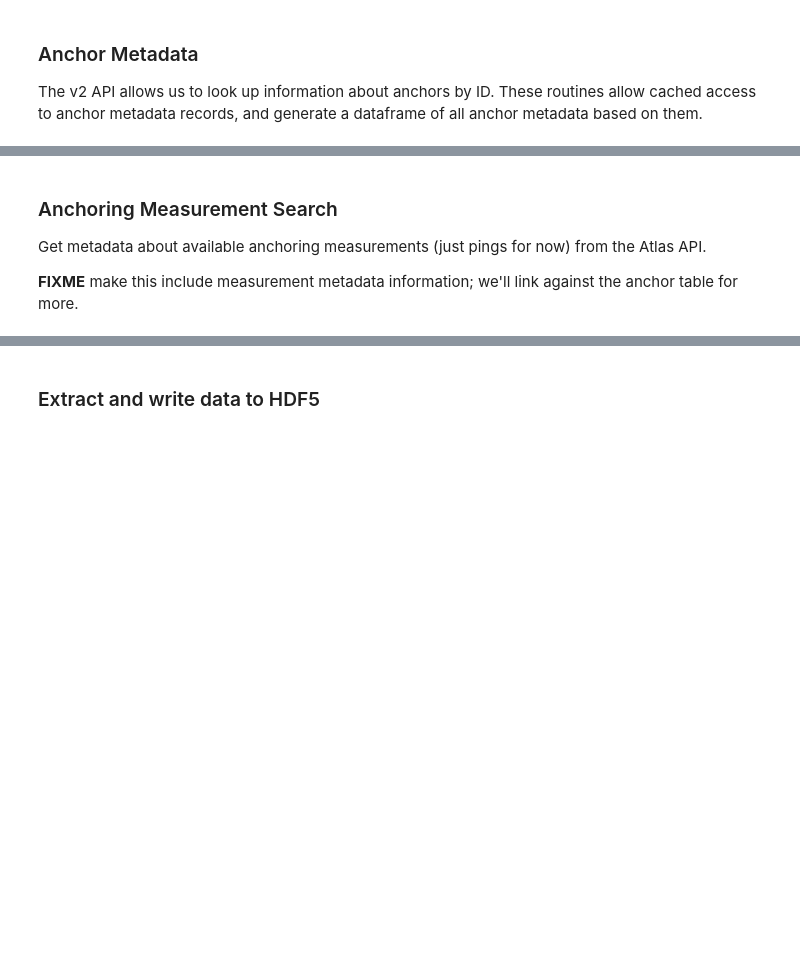
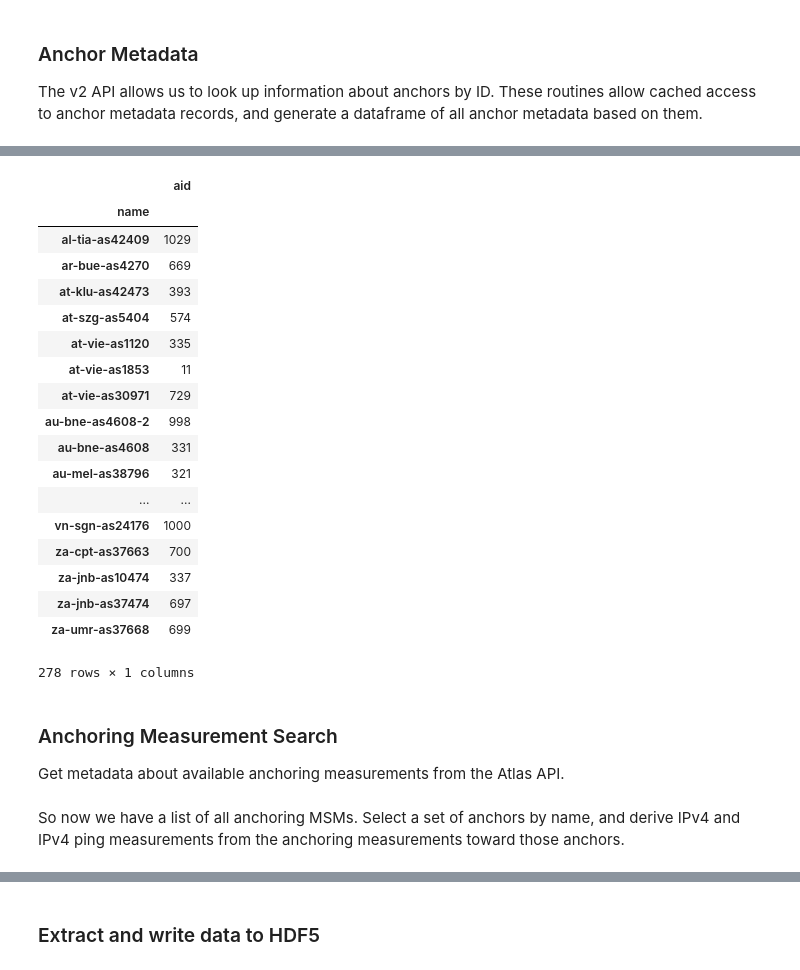
Before and after one commit to britram/trilateration, a Jupyter notebook: dataprep.ipynb, the cells around one changed output, grey strips where cells are left out. Cells and saved outputs as stored; diff of their text form; code cells hidden in the pictures; blank space fills up the shorter version.

Commit message:
WIP; metadata and MSM selection works now

```diff
--- a/dataprep.ipynb
+++ b/dataprep.ipynb
@@ -347,8 +214,28 @@ anchor_dataframe_from_v2api()
+# %%
+aid_by_name
+# %% [output]
+|  | aid |
+| name |  |
+| al-tia-as42409 | 1029 |
+| ar-bue-as4270 | 669 |
+| at-klu-as42473 | 393 |
+| at-szg-as5404 | 574 |
+| at-vie-as1120 | 335 |
+| at-vie-as1853 | 11 |
+| at-vie-as30971 | 729 |
+| au-bne-as4608-2 | 998 |
+| au-bne-as4608 | 331 |
+| au-mel-as38796 | 321 |
+| ... | ... |
+| vn-sgn-as24176 | 1000 |
+| za-cpt-as37663 | 700 |
+| za-jnb-as10474 | 337 |
+| za-jnb-as37474 | 697 |
+| za-umr-as37668 | 699 |
+278 rows × 1 columns
 # %% [markdown]
 
 ### Anchoring Measurement Search
 
-Get metadata about available anchoring measurements (just pings for now) from the Atlas API.
-
-**FIXME** make this include measurement metadata information; we'll link against the anchor table for more.
+Get metadata about available anchoring measurements from the Atlas API.
 # %%
@@ -391,3 +285,5 @@ def anchoring_measurements_from_v2api(how_many = None):
 
     # and return it
     return df
+# %% [markdown]
+So now we have a list of all anchoring MSMs. Select a set of anchors by name, and derive IPv4 and IPv4 ping measurements from the anchoring measurements toward those anchors.
```
Also changed, not shown: parts of 26 cells of this notebook.
